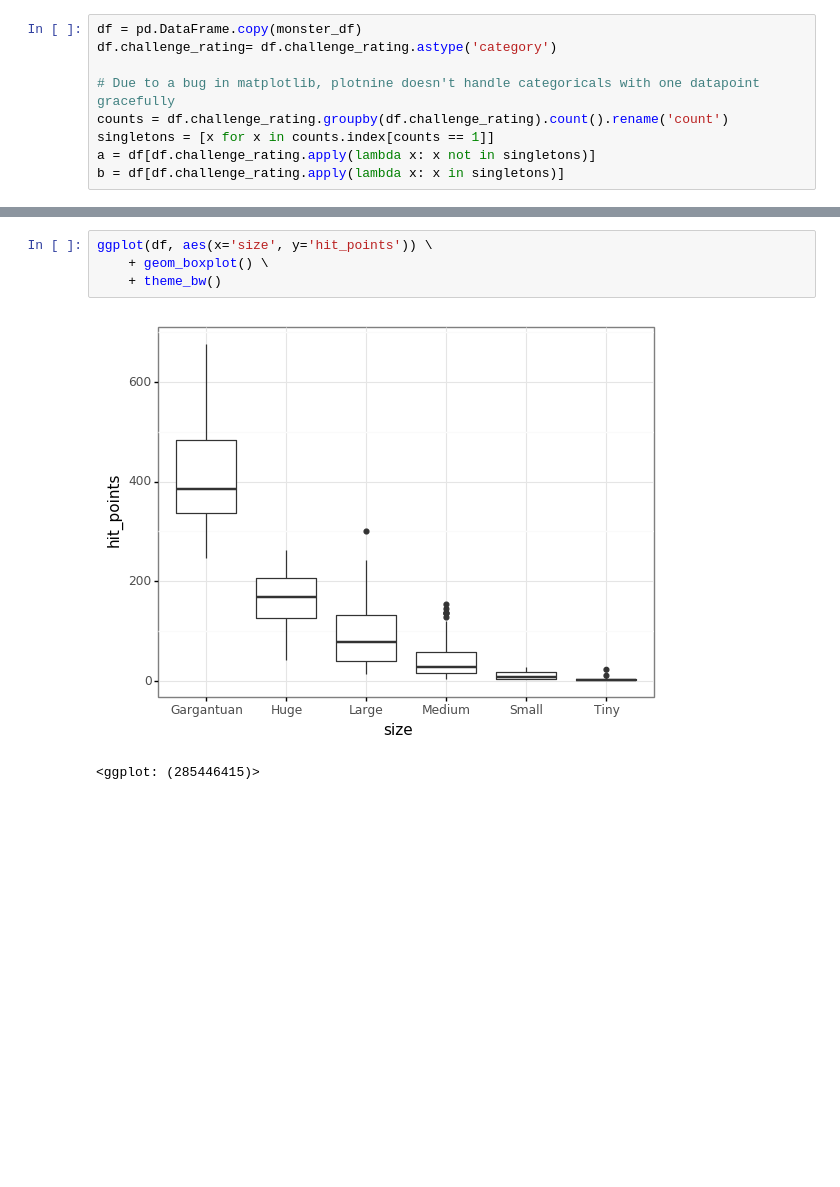
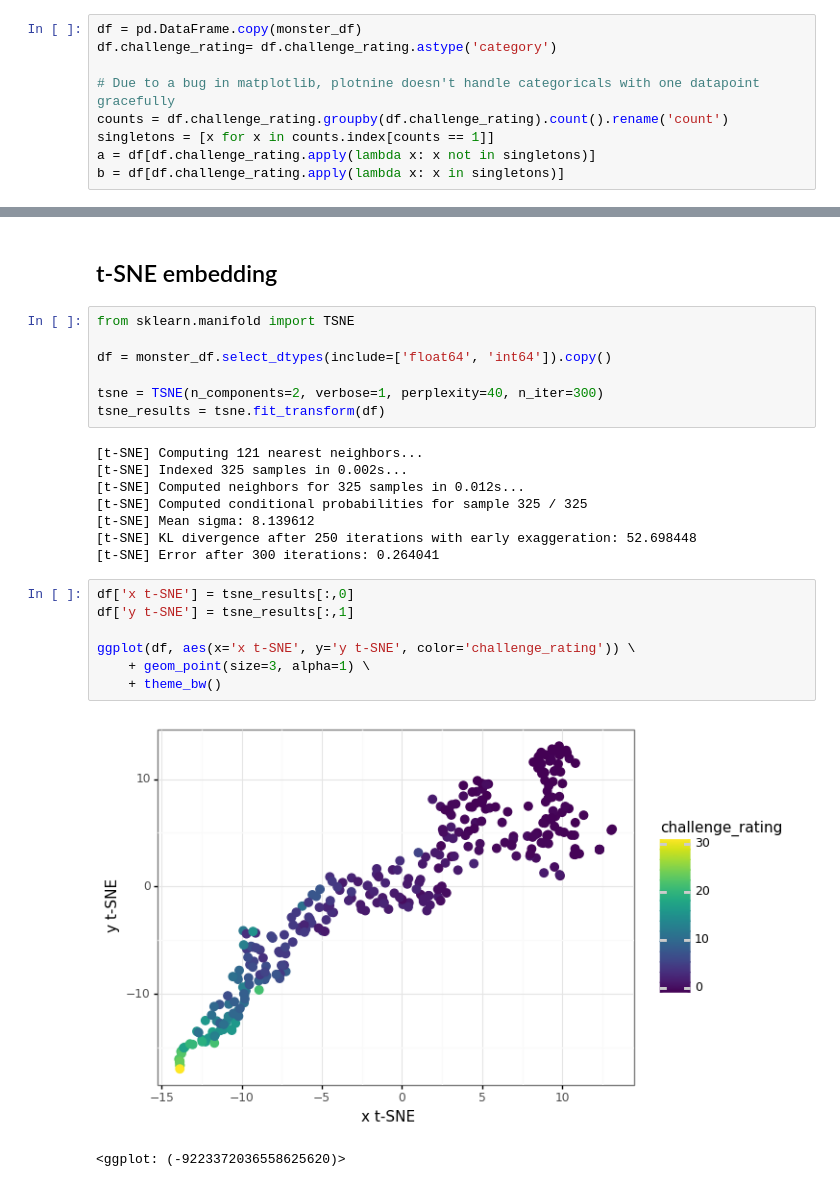
Before and after one commit to wisygig/cr, a Jupyter notebook: 1. Exploratory analysis.ipynb, the cells around one changed output, grey strips where cells are left out. Saved outputs shown, nothing was run; the diff lists cells and outputs as text; blank space fills up the shorter version.

```diff
--- a/1. Exploratory analysis.ipynb
+++ b/1. Exploratory analysis.ipynb
@@ -134,7 +146,27 @@ ggplot(monster_df, aes(x='type', y='challenge_rating')) \
-# %%
-ggplot(df, aes(x='size', y='hit_points')) \
-    + geom_boxplot() \
-    + theme_bw()
-# %% [output]
-[figure, removed]
-<ggplot: (285446415)>
+# %% [markdown]
+## t-SNE embedding
+# %%
+from sklearn.manifold import TSNE
+
+df = monster_df.select_dtypes(include=['float64', 'int64']).copy()
+
+tsne = TSNE(n_components=2, verbose=1, perplexity=40, n_iter=300)
+tsne_results = tsne.fit_transform(df)
+# %% [output]
+[t-SNE] Computing 121 nearest neighbors...
+[t-SNE] Indexed 325 samples in 0.002s...
+[t-SNE] Computed neighbors for 325 samples in 0.012s...
+[t-SNE] Computed conditional probabilities for sample 325 / 325
+[t-SNE] Mean sigma: 8.139612
+[t-SNE] KL divergence after 250 iterations with early exaggeration: 52.698448
+[t-SNE] Error after 300 iterations: 0.264041
+# %%
+df['x t-SNE'] = tsne_results[:,0]
+df['y t-SNE'] = tsne_results[:,1]
+
+ggplot(df, aes(x='x t-SNE', y='y t-SNE', color='challenge_rating')) \
+    + geom_point(size=3, alpha=1) \
+    + theme_bw()
+# %% [output]
+[figure, added]
+<ggplot: (-9223372036558625620)>
```
Also changed, not shown: parts of 16 cells of this notebook.
